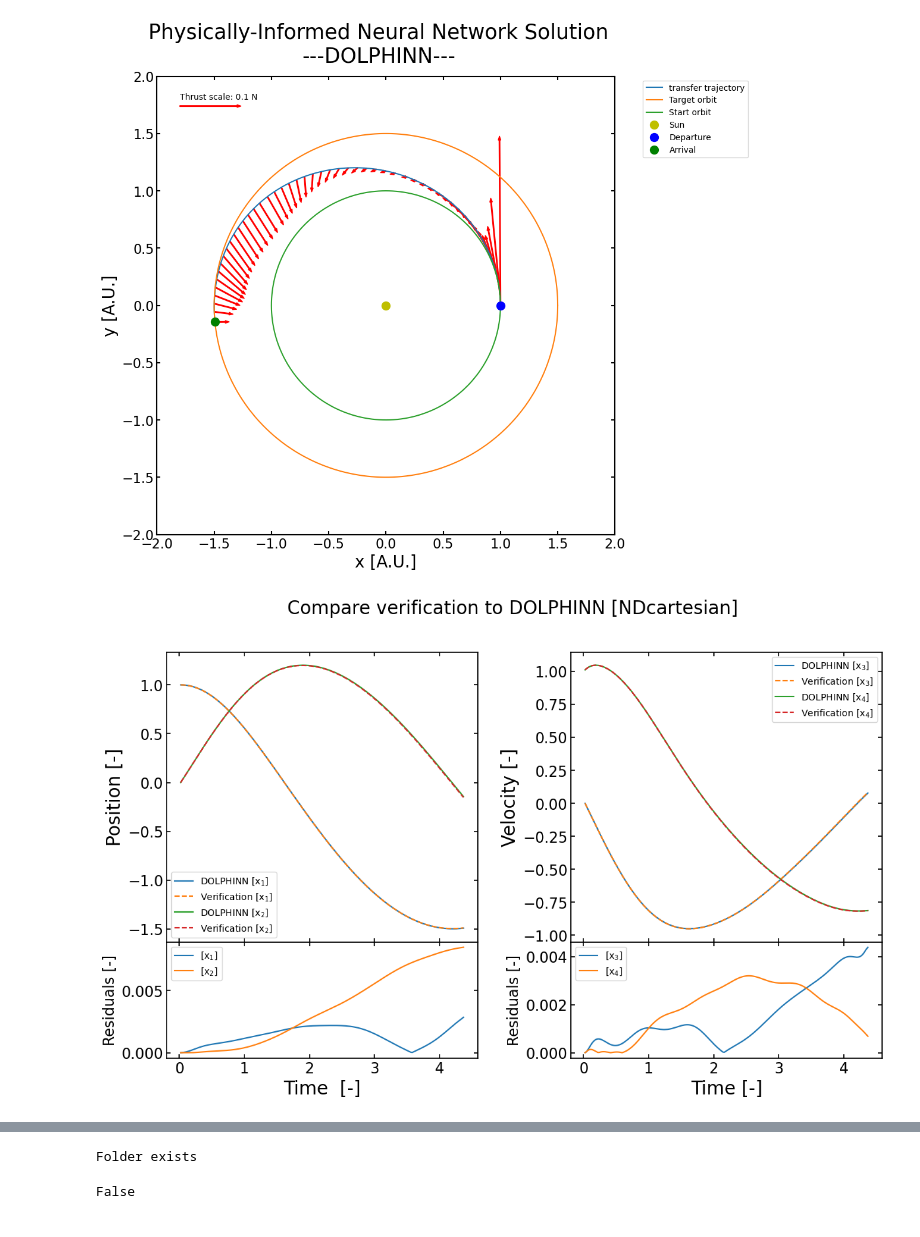
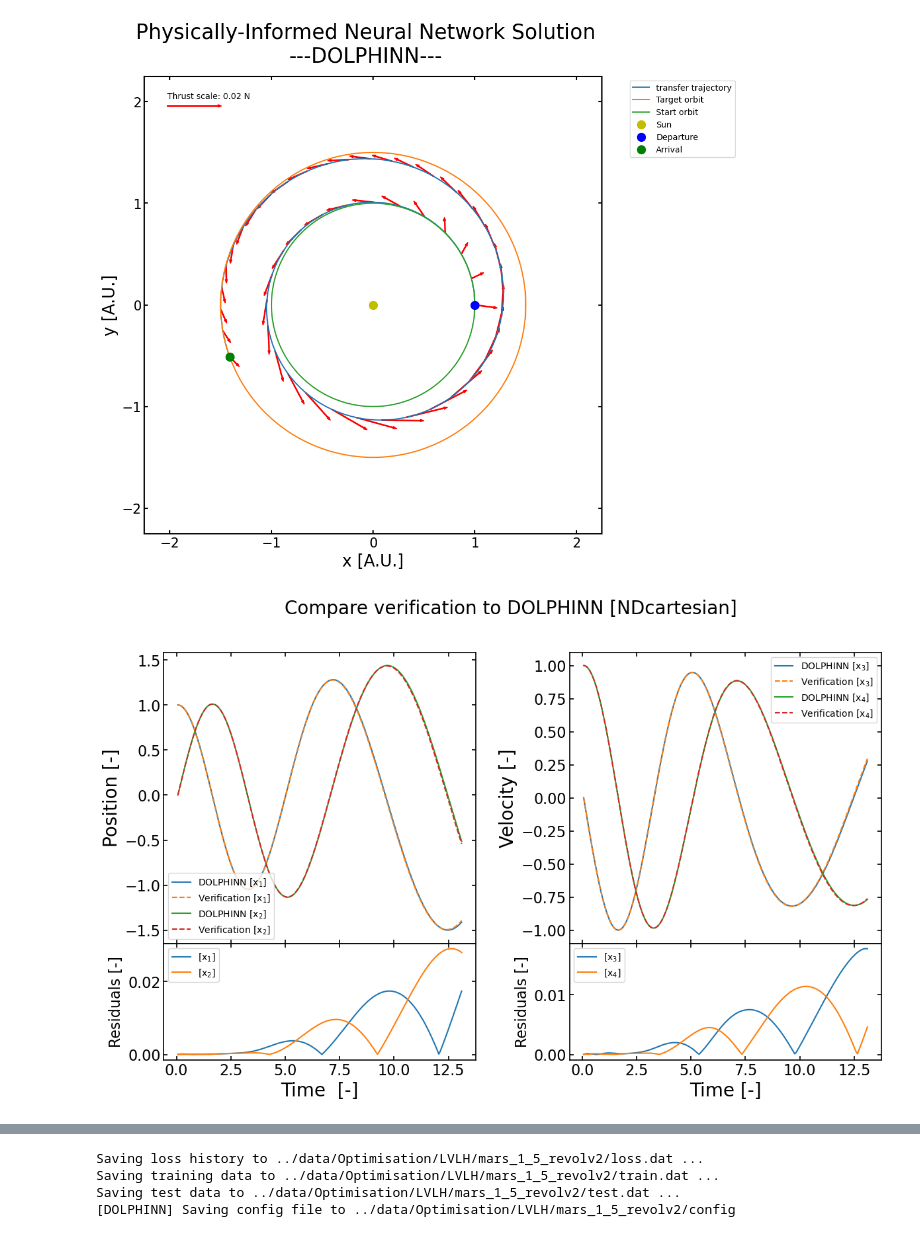
Before and after one commit to thomas7392/DOLPHINN, a Jupyter notebook: Experiments/radial_objective.ipynb, the cells around one changed output, grey strips where cells are left out. Cells and saved outputs as stored; diff of their text form; code cells hidden in the pictures.

Commit message:
Update experiments. Include animation setup

```diff
--- a/Experiments/radial_objective.ipynb
+++ b/Experiments/radial_objective.ipynb
@@ -62,7 +62,7 @@ final_state[1:] = final_state[1:]*time_scale/length_scale
 # Integration times
 period = 2*np.pi*np.sqrt(sma**3/mu)
 t0 = 0
-tfinal = 0.5*period
+tfinal = 1.5*period
 N = 200
 
 # Network architecture
@@ -92,13 +136,20 @@ data = {"initial_state": initial_state,
 # %%
 # Create problem
+animation = StoreAnimationData(path="../data/Optimisation/LVLH/mars_1_5_revolv2/animation_data/",
+                              period=100)
+
 problem = DOLPHINN(data,
                     "TwoBodyProblemRadialNonDimensionalControl",
                     output_transform = "InitialFinalStateLayer_Radial_tanh",
-                    objective = "OptimalTime")
+                    objective = "OptimalFuel",
+                    metrics = [FinalDr, FinalDv],
+                    callbacks = [animation],
+                    display_every = 1000,
+                    verbose = True)
 
-oweigth = 1e-3
-restarter = Restarter(loss_weigths = [1, 1, 1, oweigth])
-schedule = Scheduler([(1e-3, 5000), (1e-4, 5000)],
+oweigth = 1e-7
+restarter = Restarter([(1e-2, 3000)], loss_weigths = [1, 1, 1, oweigth])
+schedule = Scheduler([(1e-3, 5000), (1e-4, 10000), (5e-3, 4000), (1e-4, 5000)],
                      loss_weigths= [1, 1, 1, oweigth]
                     )
 problem.train([restarter, schedule])
@@ -123,5 +176,5 @@ Step      Train loss                                  Test loss
 # %%
-schedule = Scheduler([(5e-3, 5000), (1e-4, 5000)],
+schedule = Scheduler([(1e-4, 5000)],
                      loss_weigths= [1, 1, 1, oweigth]
                     )
 problem.train(schedule)
@@ -166,7 +219,7 @@ mu                             1.32712440042e+20
 # %%
 problem.verify()
 plotting.plot_loss(problem, objective_zoom=True)
-plotting.plot_transfer(problem, thrust_scale = 0.1, r_target = 1.5, N_arrows = 50, lim = 2)
+plotting.plot_transfer(problem, thrust_scale = 0.02, r_target = 1.5, N_arrows = 50)
 plotting.compare(problem, 'NDcartesian', log = False)
 plotting.plot_coordinates(problem, "radial")
 # %% [output]
@@ -185,2 +231,2 @@ plotting.plot_coordinates(problem, "radial")
-[figure, old version]
+[figure, new version]
-[figure, old version]
+[figure, new version]
@@ -188,5 +234,7 @@ plotting.plot_coordinates(problem, "radial")
 # %%
-problem.store("../Data/test3/")
+problem.store("../data/Optimisation/LVLH/mars_1_5_revolv2/", overwrite = True)
 # %% [output]
-Folder exists
+Saving loss history to ../data/Optimisation/LVLH/mars_1_5_revolv2/loss.dat ...
+Saving training data to ../data/Optimisation/LVLH/mars_1_5_revolv2/train.dat ...
+Saving test data to ../data/Optimisation/LVLH/mars_1_5_revolv2/test.dat ...
+[DOLPHINN] Saving config file to ../data/Optimisation/LVLH/mars_1_5_revolv2/config
-False
```
Also changed, not shown: parts of 9 cells of this notebook, 3 other files.
